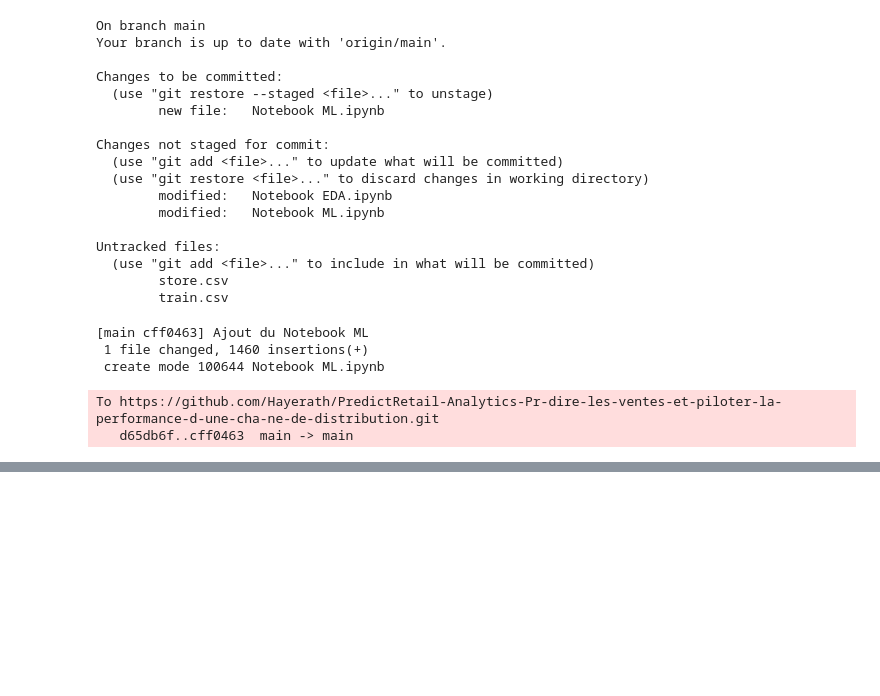
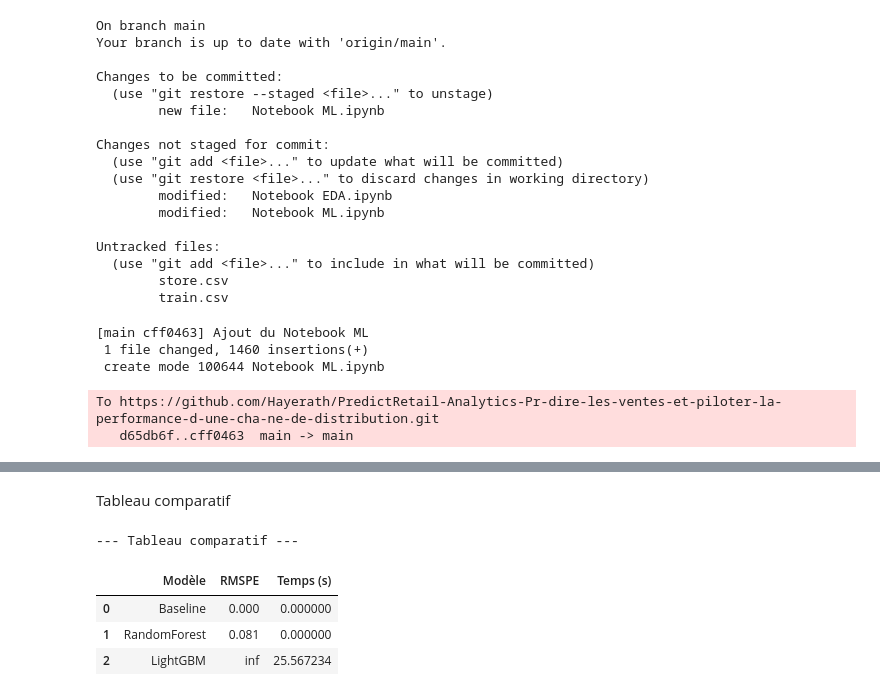
Before and after one commit to Hayerath/PredictRetail-Analytics-Pr-dire-les-ventes-et-piloter-la-performance-d-une-cha-ne-de-distribution, a Jupyter notebook: Notebook ML.ipynb, the cells around one changed output, grey strips where cells are left out. Drawn from its saved outputs; the diff is of its cells as text; code cells hidden in the pictures; blank space fills up the shorter version.

```diff
--- a/Notebook ML.ipynb
+++ b/Notebook ML.ipynb
@@ -150,0 +358,31 @@ To https://github.com/Hayerath/PredictRetail-Analytics-Pr-dire-les-ventes-et-pil
+# %%
+from lightgbm import LGBMRegressor
+import time
+import numpy as np
+
+# --- Créer le modèle ---
+lgb_model = LGBMRegressor(
+    n_estimators=1000,
+    learning_rate=0.05,
+    num_leaves=31,
+    subsample=0.8,
+    colsample_bytree=0.8,
+    random_state=42
+)
+
+# --- Entraînement standard (sans early stopping) ---
+start_time = time.time()
+lgb_model.fit(X_train_num, y_train)
+lgb_time = time.time() - start_time
+
+# --- Prédiction ---
+y_pred_lgb = lgb_model.predict(X_val_num)
+
+# --- RMSPE ---
+def rmspe(y_true, y_pred):
+    return np.sqrt(np.mean(np.square((y_true - y_pred) / y_true)))
+
+score_lgb = rmspe(y_val, y_pred_lgb)
+
+print(f"LightGBM RMSPE: {score_lgb:.4f}")
+print(f"Temps d'entraînement: {lgb_time:.1f} secondes")
@@ -150,0 +398,20 @@ To https://github.com/Hayerath/PredictRetail-Analytics-Pr-dire-les-ventes-et-pil
+# %% [markdown]
+Tableau comparatif
+# %%
+import pandas as pd
+
+# Remplis les scores et temps connus pour Baseline et RandomForest
+results = pd.DataFrame({
+    "Modèle": ["Baseline", "RandomForest", "LightGBM"],
+    "RMSPE": [0.0, 0.081, score_lgb],   # Remplace 0.0 par ton score Baseline réel
+    "Temps (s)": [0.0, 0.0, lgb_time]   # Remplace 0.0 par les temps connus si tu veux
+})
+
+print("--- Tableau comparatif ---")
+display(results)
+# %% [output]
+--- Tableau comparatif ---
+|  | Modèle | RMSPE | Temps (s) |
+| 0 | Baseline | 0.000 | 0.000000 |
+| 1 | RandomForest | 0.081 | 0.000000 |
+| 2 | LightGBM | inf | 25.567234 |
```
Also changed, not shown: parts of 23 cells of this notebook, 5 other files.
